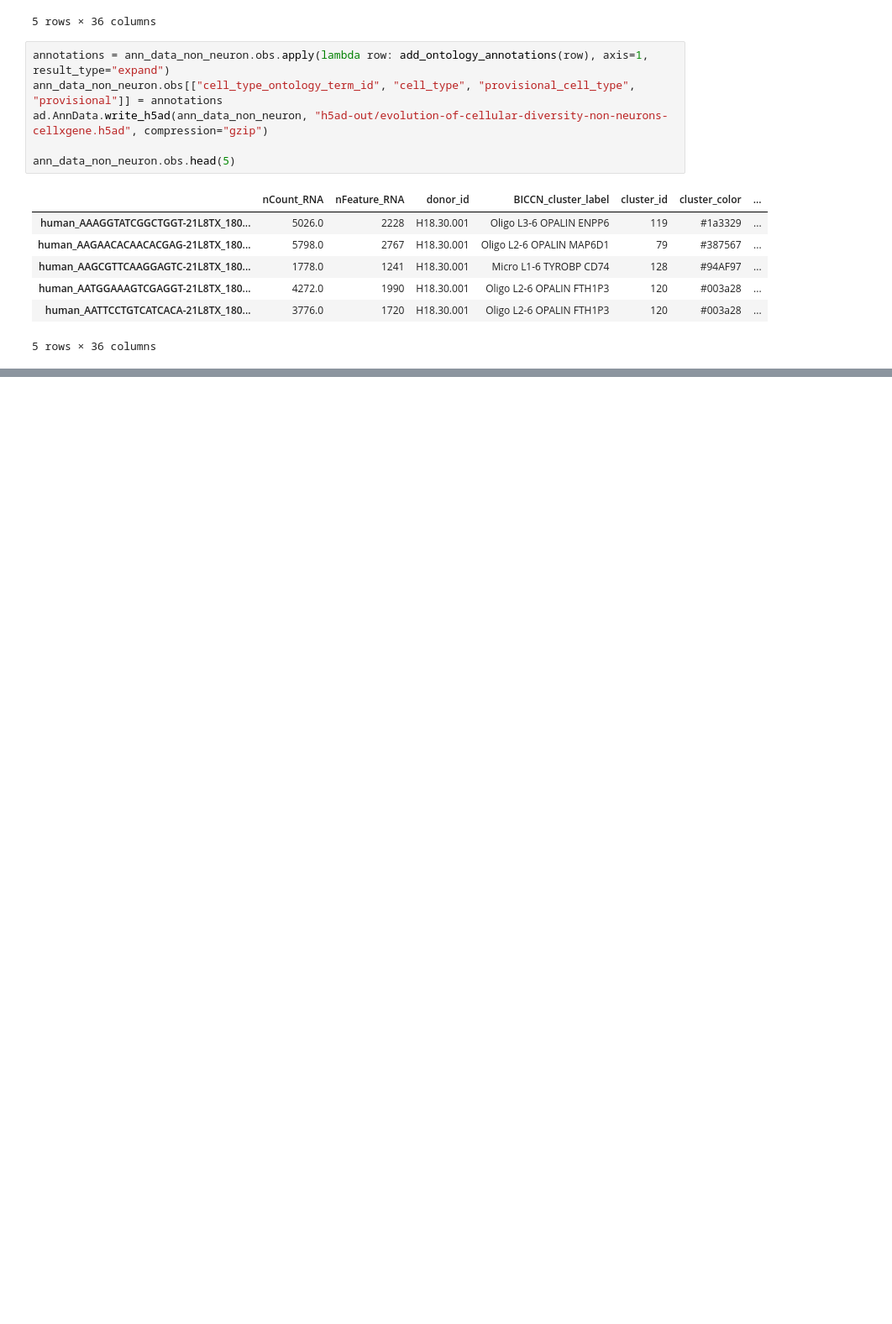
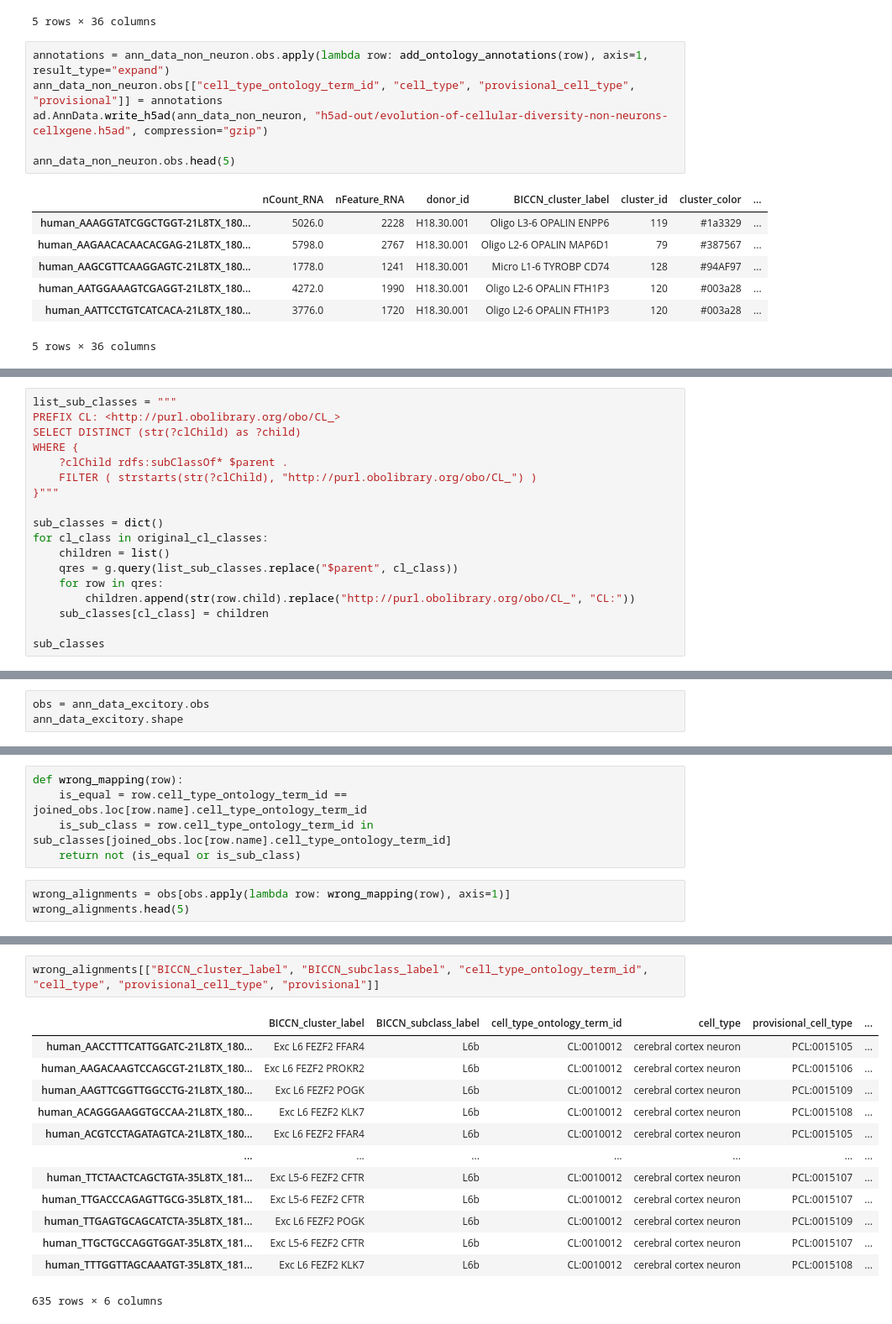
Before and after one commit to hkir-dev/h5ad-annotation, a Jupyter notebook: BDSO-multi-species-correlation.ipynb, the cells around one changed output, grey strips where cells are left out. Shown at 84% size. Drawn from its saved outputs; the diff is of its cells as text; blank space fills up the shorter version.

```diff
--- a/BDSO-multi-species-correlation.ipynb
+++ b/BDSO-multi-species-correlation.ipynb
@@ -469,0 +484,18 @@ ann_data_non_neuron.obs.head(5)
+# %%
+list_sub_classes = """
+PREFIX CL: <http://purl.obolibrary.org/obo/CL_>
+SELECT DISTINCT (str(?clChild) as ?child)
+WHERE {
+    ?clChild rdfs:subClassOf* $parent .
+    FILTER ( strstarts(str(?clChild), "http://purl.obolibrary.org/obo/CL_") )
+}"""
+
+sub_classes = dict()
+for cl_class in original_cl_classes:
+    children = list()
+    qres = g.query(list_sub_classes.replace("$parent", cl_class))
+    for row in qres:
+        children.append(str(row.child).replace("http://purl.obolibrary.org/obo/CL_", "CL:"))
+    sub_classes[cl_class] = children
+
+sub_classes
@@ -469,0 +520,3 @@ ann_data_non_neuron.obs.head(5)
+# %%
+obs = ann_data_excitory.obs
+ann_data_excitory.shape
@@ -469,0 +525,8 @@ ann_data_non_neuron.obs.head(5)
+# %%
+def wrong_mapping(row):
+    is_equal = row.cell_type_ontology_term_id == joined_obs.loc[row.name].cell_type_ontology_term_id
+    is_sub_class = row.cell_type_ontology_term_id in sub_classes[joined_obs.loc[row.name].cell_type_ontology_term_id]
+    return not (is_equal or is_sub_class)
+# %%
+wrong_alignments = obs[obs.apply(lambda row: wrong_mapping(row), axis=1)]
+wrong_alignments.head(5)
@@ -469,0 +541,16 @@ ann_data_non_neuron.obs.head(5)
+# %%
+wrong_alignments[["BICCN_cluster_label", "BICCN_subclass_label", "cell_type_ontology_term_id", "cell_type", "provisional_cell_type", "provisional"]]
+# %% [output]
+|  | BICCN_cluster_label | BICCN_subclass_label | cell_type_ontology_term_id | cell_type | provisional_cell_type | ... |
+| human_AACCTTTCATTGGATC-21L8TX_180... | Exc L6 FEZF2 FFAR4 | L6b | CL:0010012 | cerebral cortex neuron | PCL:0015105 | ... |
+| human_AAGACAAGTCCAGCGT-21L8TX_180... | Exc L6 FEZF2 PROKR2 | L6b | CL:0010012 | cerebral cortex neuron | PCL:0015106 | ... |
+| human_AAGTTCGGTTGGCCTG-21L8TX_180... | Exc L6 FEZF2 POGK | L6b | CL:0010012 | cerebral cortex neuron | PCL:0015109 | ... |
+| human_ACAGGGAAGGTGCCAA-21L8TX_180... | Exc L6 FEZF2 KLK7 | L6b | CL:0010012 | cerebral cortex neuron | PCL:0015108 | ... |
+| human_ACGTCCTAGATAGTCA-21L8TX_180... | Exc L6 FEZF2 FFAR4 | L6b | CL:0010012 | cerebral cortex neuron | PCL:0015105 | ... |
+| ... | ... | ... | ... | ... | ... | ... |
+| human_TTCTAACTCAGCTGTA-35L8TX_181... | Exc L5-6 FEZF2 CFTR | L6b | CL:0010012 | cerebral cortex neuron | PCL:0015107 | ... |
+| human_TTGACCCAGAGTTGCG-35L8TX_181... | Exc L5-6 FEZF2 CFTR | L6b | CL:0010012 | cerebral cortex neuron | PCL:0015107 | ... |
+| human_TTGAGTGCAGCATCTA-35L8TX_181... | Exc L6 FEZF2 POGK | L6b | CL:0010012 | cerebral cortex neuron | PCL:0015109 | ... |
+| human_TTGCTGCCAGGTGGAT-35L8TX_181... | Exc L5-6 FEZF2 CFTR | L6b | CL:0010012 | cerebral cortex neuron | PCL:0015107 | ... |
+| human_TTTGGTTAGCAAATGT-35L8TX_181... | Exc L6 FEZF2 KLK7 | L6b | CL:0010012 | cerebral cortex neuron | PCL:0015108 | ... |
+635 rows × 6 columns
```
Also changed, not shown: parts of 10 cells of this notebook.
